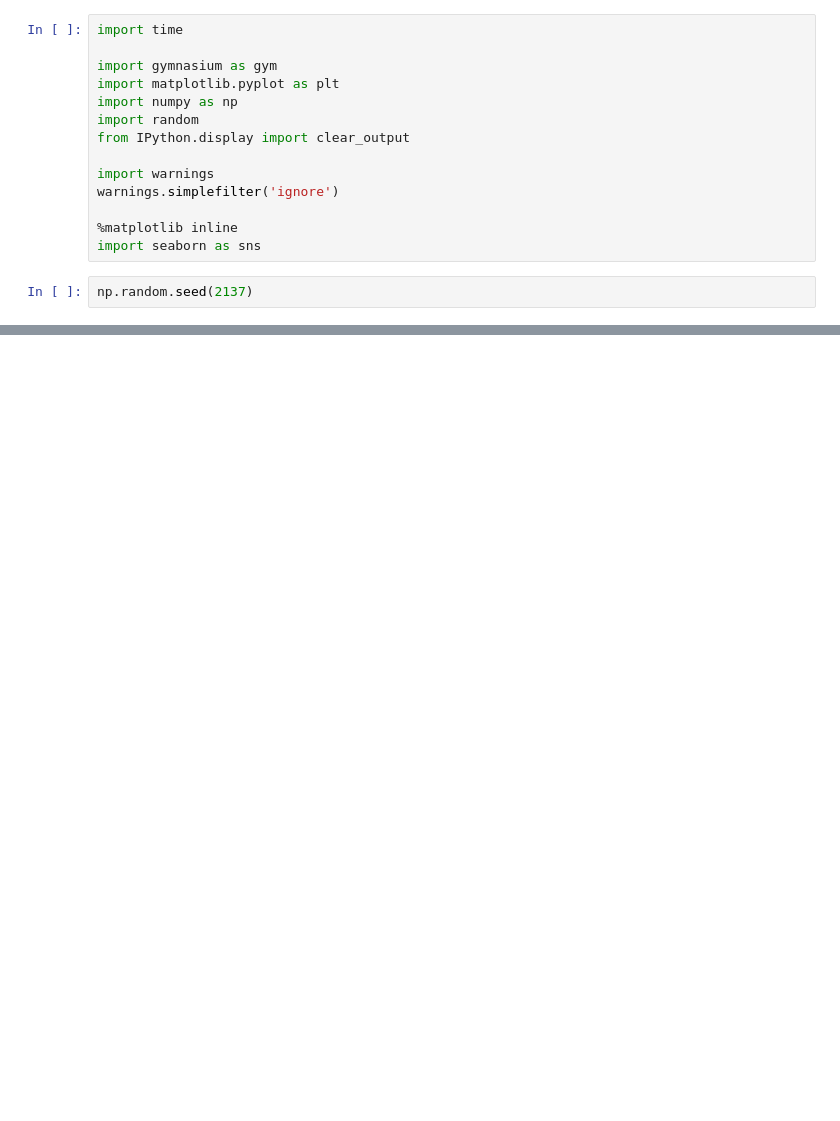
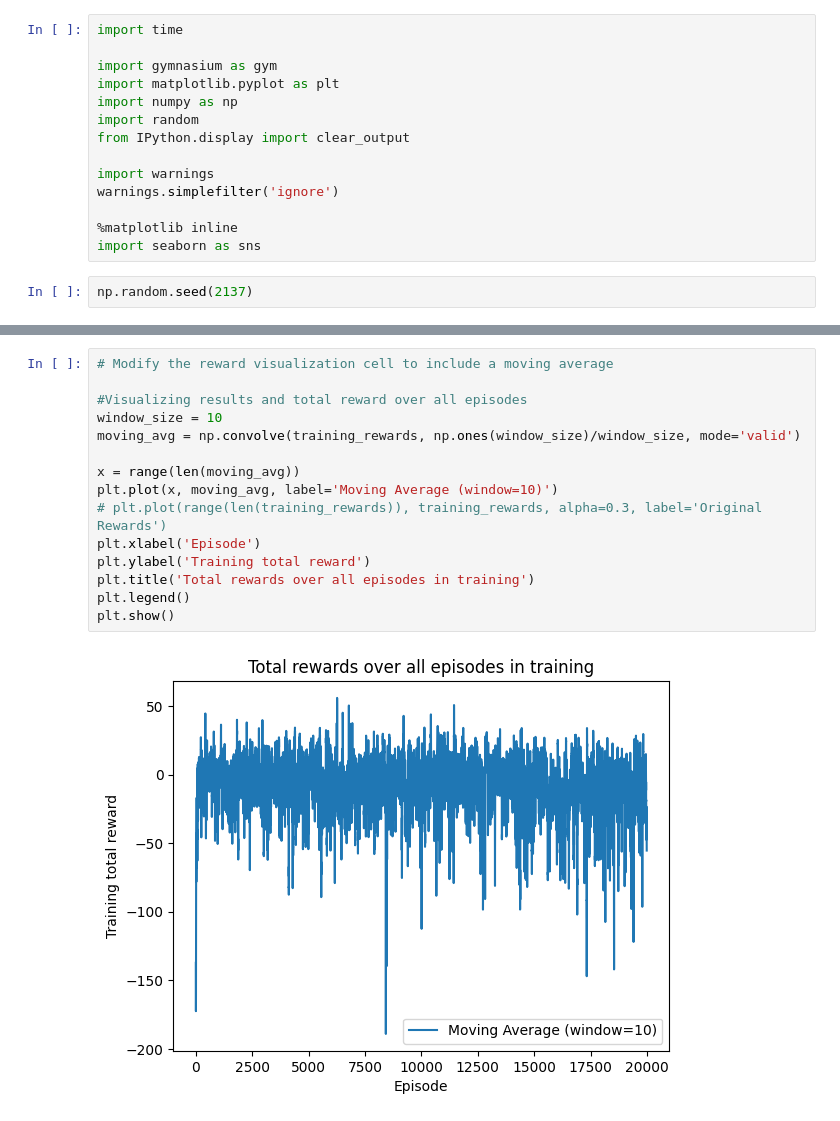
Before and after one commit to ppjotrek/lunar-lander, a Jupyter notebook: LunarLander-Q.ipynb, the cells around one changed output, grey strips where cells are left out. Drawn from its saved outputs; the diff is of its cells as text; blank space fills up the shorter version.

```diff
--- a/LunarLander-Q.ipynb
+++ b/LunarLander-Q.ipynb
@@ -26,0 +181,17 @@ DependencyNotInstalled: Box2D is not installed, you can install it by run `pip i
+# %%
+# Modify the reward visualization cell to include a moving average
+
+#Visualizing results and total reward over all episodes
+window_size = 10
+moving_avg = np.convolve(training_rewards, np.ones(window_size)/window_size, mode='valid')
+
+x = range(len(moving_avg))
+plt.plot(x, moving_avg, label='Moving Average (window=10)')
+# plt.plot(range(len(training_rewards)), training_rewards, alpha=0.3, label='Original Rewards')
+plt.xlabel('Episode')
+plt.ylabel('Training total reward')
+plt.title('Total rewards over all episodes in training')
+plt.legend()
+plt.show()
+# %% [output]
+[figure, added]
```
Also changed, not shown: parts of 15 cells of this notebook, 1 other file.
